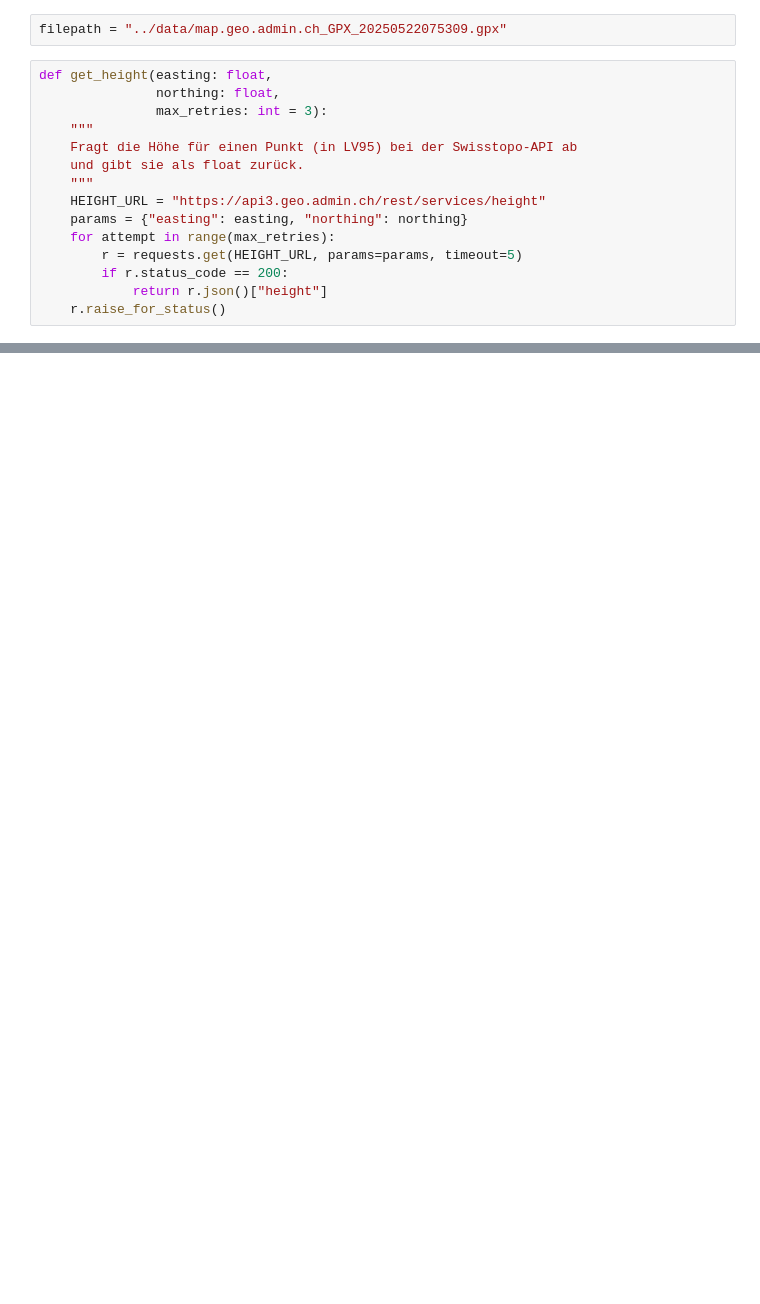
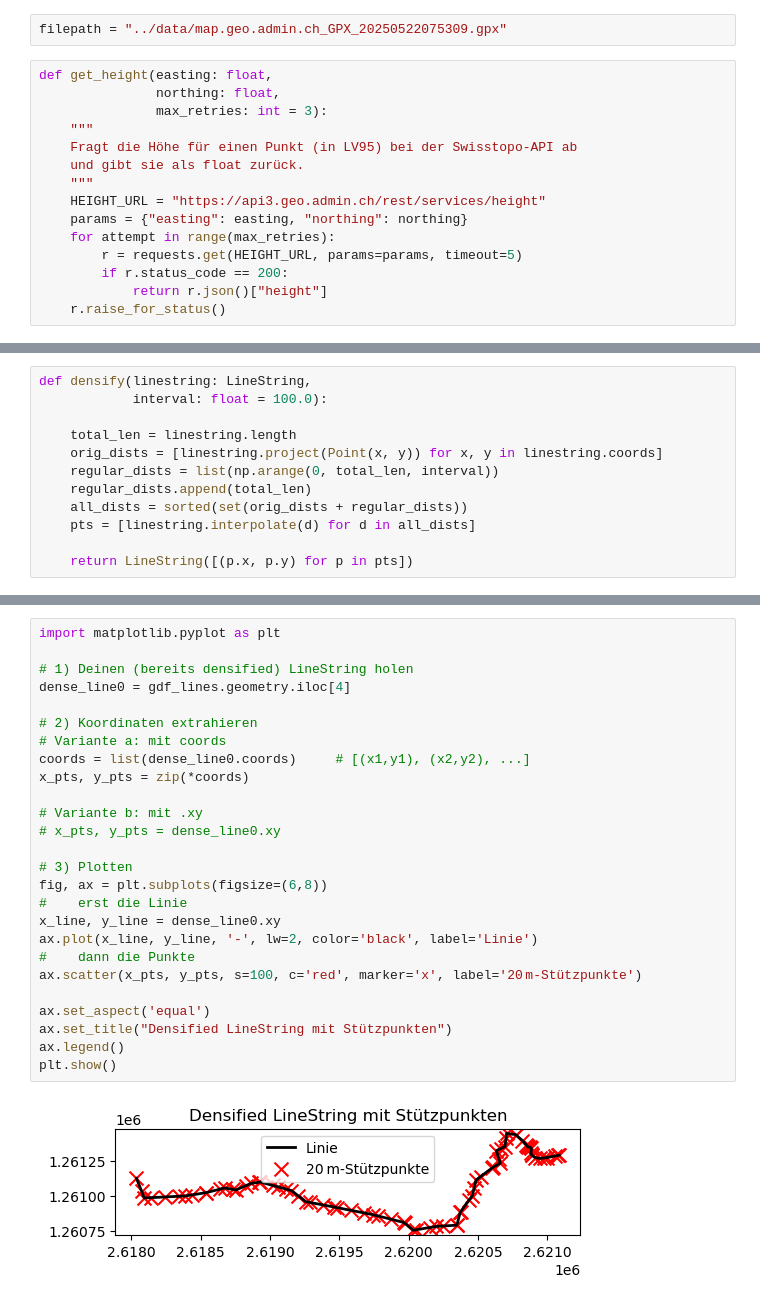
Before and after one commit to rbo-xyz/GrSchmetterling_Hackathon, a Jupyter notebook: testing_rbo/parser_web.ipynb, the cells around one changed output, grey strips where cells are left out. Saved outputs shown, nothing was run; the diff lists cells and outputs as text; blank space fills up the shorter version.

```diff
--- a/testing_rbo/parser_web.ipynb
+++ b/testing_rbo/parser_web.ipynb
@@ -21 +28,13 @@ def get_height(easting: float,
+# %%
+def densify(linestring: LineString,
+            interval: float = 100.0):
+
+    total_len = linestring.length
+    orig_dists = [linestring.project(Point(x, y)) for x, y in linestring.coords]
+    regular_dists = list(np.arange(0, total_len, interval))
+    regular_dists.append(total_len)
+    all_dists = sorted(set(orig_dists + regular_dists))
+    pts = [linestring.interpolate(d) for d in all_dists]
+
+    return LineString([(p.x, p.y) for p in pts])
 # %%
@@ -37,0 +88,28 @@ gdf_routes = gpd.read_file(filepath, layer="routes", driver="GPX")
+# %%
+import matplotlib.pyplot as plt
+
+# 1) Deinen (bereits densified) LineString holen
+dense_line0 = gdf_lines.geometry.iloc[4]
+
+# 2) Koordinaten extrahieren
+# Variante a: mit coords
+coords = list(dense_line0.coords)     # [(x1,y1), (x2,y2), ...]
+x_pts, y_pts = zip(*coords)
+
+# Variante b: mit .xy
+# x_pts, y_pts = dense_line0.xy
+
+# 3) Plotten
+fig, ax = plt.subplots(figsize=(6,8))
+#    erst die Linie
+x_line, y_line = dense_line0.xy
+ax.plot(x_line, y_line, '-', lw=2, color='black', label='Linie')
+#    dann die Punkte
+ax.scatter(x_pts, y_pts, s=100, c='red', marker='x', label='20 m-Stützpunkte')
+
+ax.set_aspect('equal')
+ax.set_title("Densified LineString mit Stützpunkten")
+ax.legend()
+plt.show()
+# %% [output]
+[figure, added]
```
Also changed, not shown: parts of 6 cells of this notebook, 1 other file.
